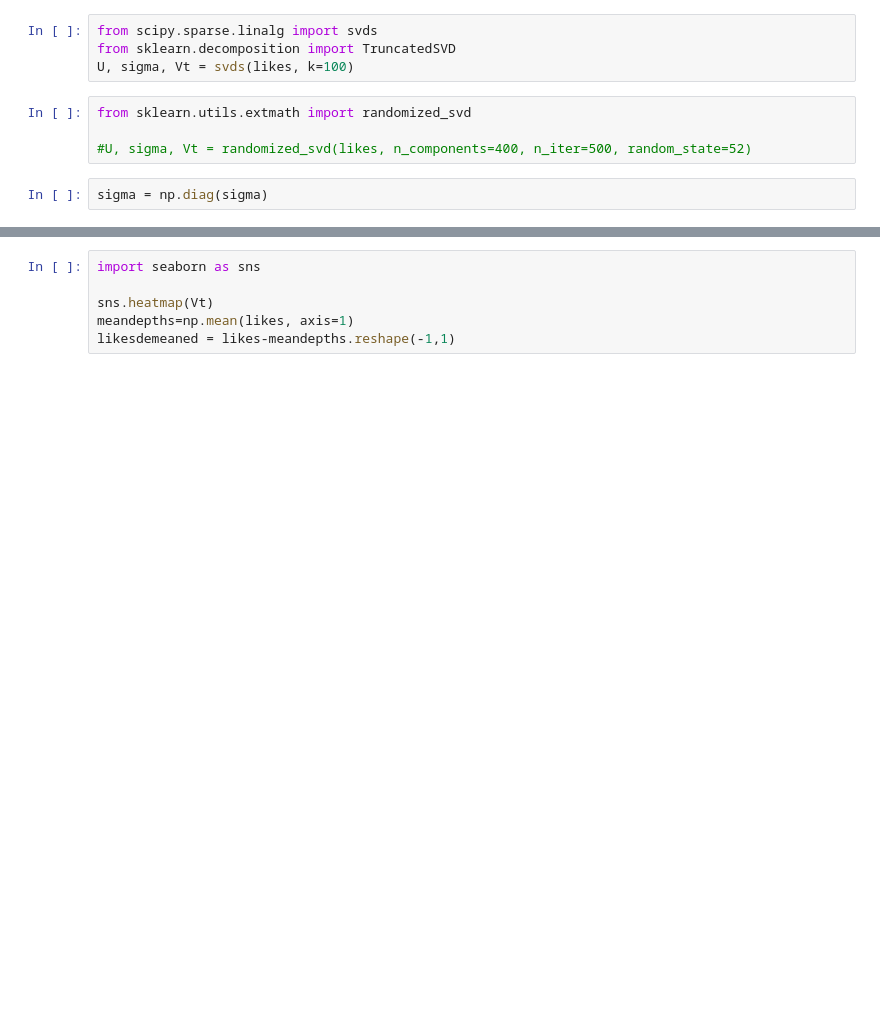
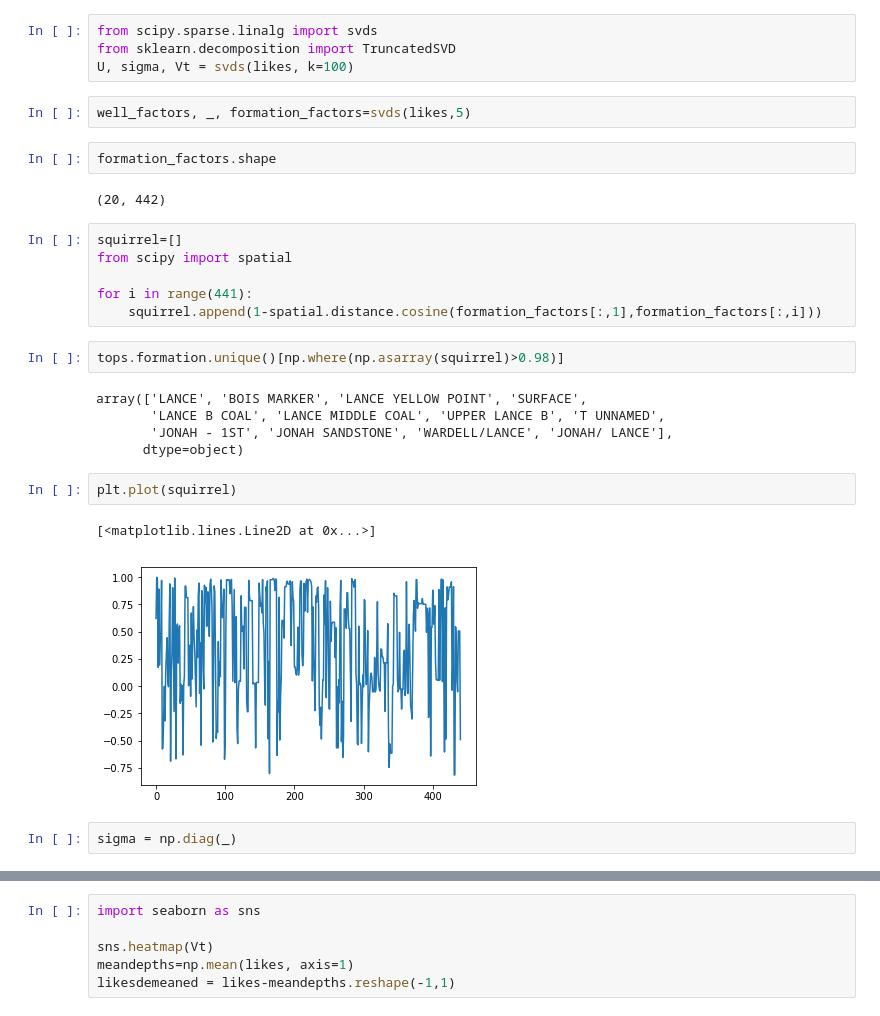
Before and after one commit to jessepisel/stratal-geometries, a Jupyter notebook: top depth recommender.ipynb, the cells around one changed output, grey strips where cells are left out. Saved outputs shown, nothing was run; the diff lists cells and outputs as text; blank space fills up the shorter version.

```diff
--- a/top depth recommender.ipynb
+++ b/top depth recommender.ipynb
@@ -70,9 +64,29 @@ Number of data points: 4828754
 from scipy.sparse.linalg import svds
 from sklearn.decomposition import TruncatedSVD
 U, sigma, Vt = svds(likes, k=100)
-# %%
-from sklearn.utils.extmath import randomized_svd
-
-#U, sigma, Vt = randomized_svd(likes, n_components=400, n_iter=500, random_state=52)
+# %%
+well_factors, _, formation_factors=svds(likes,5)
+# %%
+formation_factors.shape
+# %% [output]
+(20, 442)
+# %%
+squirrel=[]
+from scipy import spatial
+
+for i in range(441):
+    squirrel.append(1-spatial.distance.cosine(formation_factors[:,1],formation_factors[:,i]))
+# %%
+tops.formation.unique()[np.where(np.asarray(squirrel)>0.98)]
+# %% [output]
+array(['LANCE', 'BOIS MARKER', 'LANCE YELLOW POINT', 'SURFACE',
+       'LANCE B COAL', 'LANCE MIDDLE COAL', 'UPPER LANCE B', 'T UNNAMED',
+       'JONAH - 1ST', 'JONAH SANDSTONE', 'WARDELL/LANCE', 'JONAH/ LANCE'],
+      dtype=object)
+# %%
+plt.plot(squirrel)
+# %% [output]
+[<matplotlib.lines.Line2D at 0x...>]
+[figure, added]
 # %%
-sigma = np.diag(sigma)
+sigma = np.diag(_)
```
Also changed, not shown: parts of 11 cells of this notebook.
